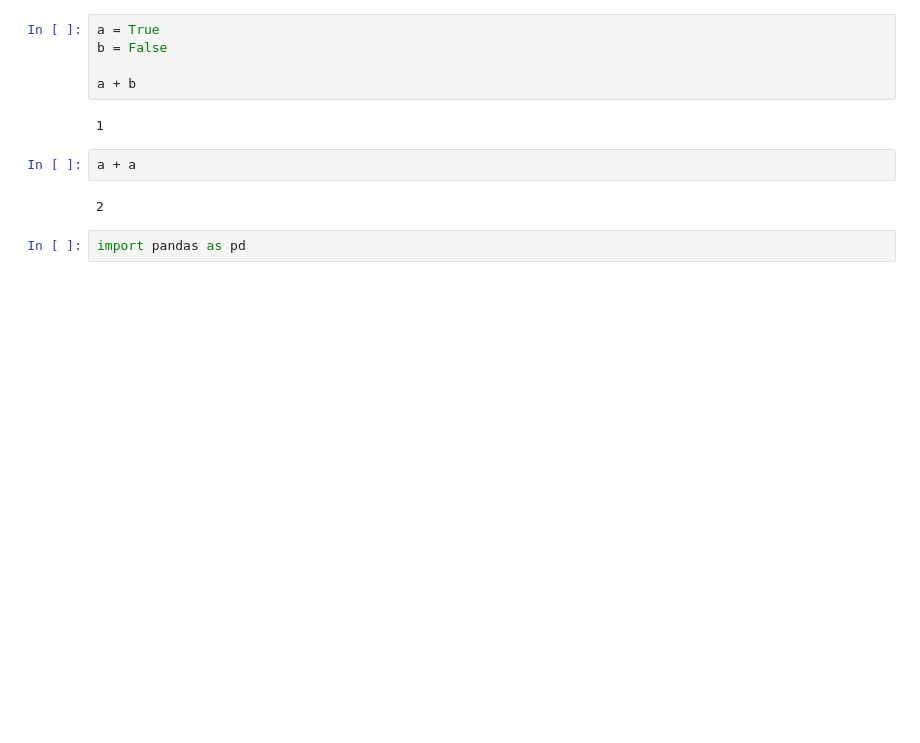
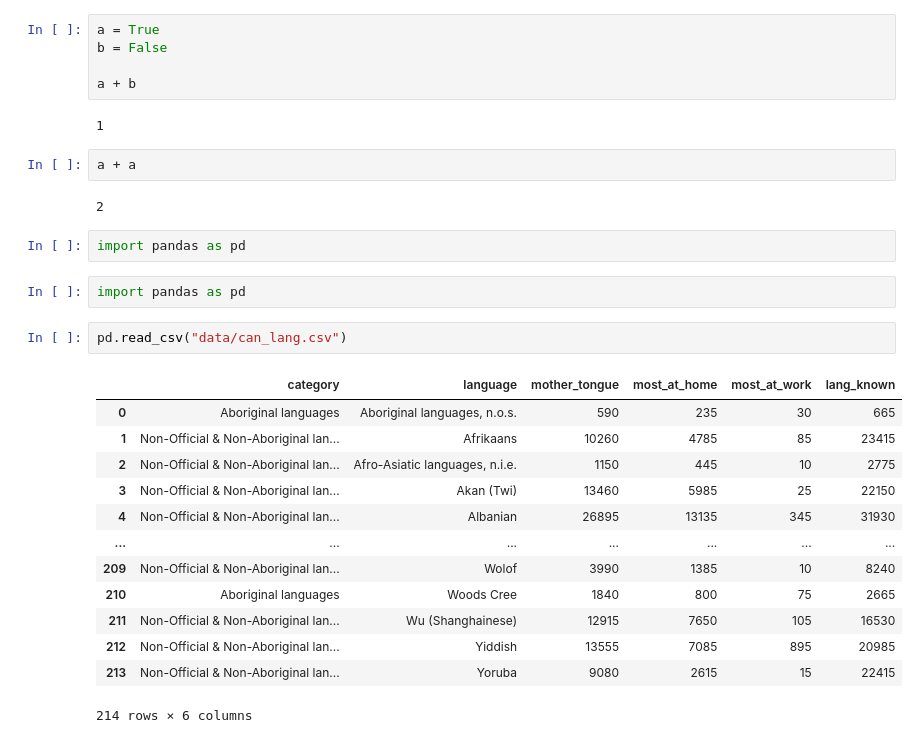
Before and after one commit to purubarh/python-project, a Jupyter notebook: can-lang-observation.ipynb, the cells around one changed output. Saved outputs shown, nothing was run; the diff lists cells and outputs as text; blank space fills up the shorter version.

```diff
--- a/can-lang-observation.ipynb
+++ b/can-lang-observation.ipynb
@@ -24,3 +24,21 @@ a + a
 2
 # %%
 import pandas as pd
+# %%
+import pandas as pd
+# %%
+pd.read_csv("data/can_lang.csv")
+# %% [output]
+|  | category | language | mother_tongue | most_at_home | most_at_work | lang_known |
+| 0 | Aboriginal languages | Aboriginal languages, n.o.s. | 590 | 235 | 30 | 665 |
+| 1 | Non-Official & Non-Aboriginal lan... | Afrikaans | 10260 | 4785 | 85 | 23415 |
+| 2 | Non-Official & Non-Aboriginal lan... | Afro-Asiatic languages, n.i.e. | 1150 | 445 | 10 | 2775 |
+| 3 | Non-Official & Non-Aboriginal lan... | Akan (Twi) | 13460 | 5985 | 25 | 22150 |
+| 4 | Non-Official & Non-Aboriginal lan... | Albanian | 26895 | 13135 | 345 | 31930 |
+| ... | ... | ... | ... | ... | ... | ... |
+| 209 | Non-Official & Non-Aboriginal lan... | Wolof | 3990 | 1385 | 10 | 8240 |
+| 210 | Aboriginal languages | Woods Cree | 1840 | 800 | 75 | 2665 |
+| 211 | Non-Official & Non-Aboriginal lan... | Wu (Shanghainese) | 12915 | 7650 | 105 | 16530 |
+| 212 | Non-Official & Non-Aboriginal lan... | Yiddish | 13555 | 7085 | 895 | 20985 |
+| 213 | Non-Official & Non-Aboriginal lan... | Yoruba | 9080 | 2615 | 15 | 22415 |
+214 rows × 6 columns
```
Also changed, not shown: parts of 12 cells of this notebook.
